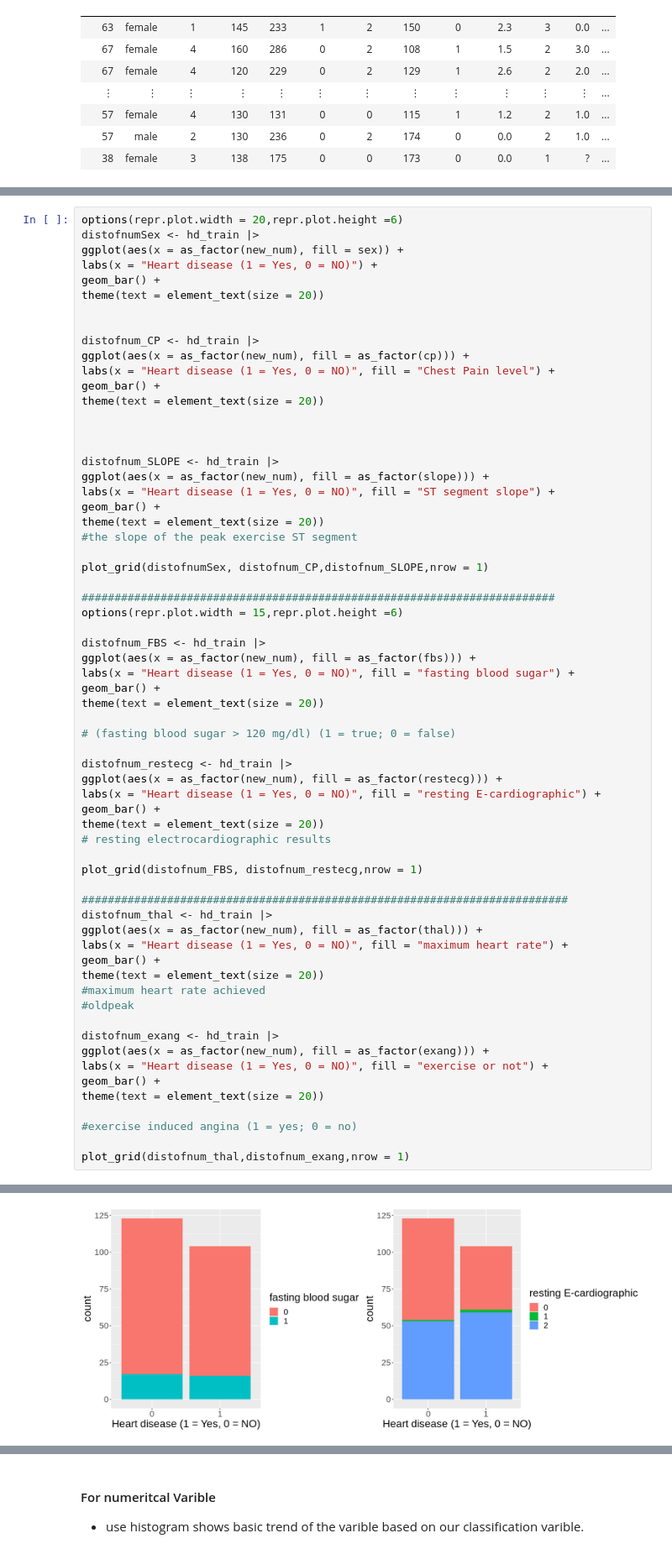
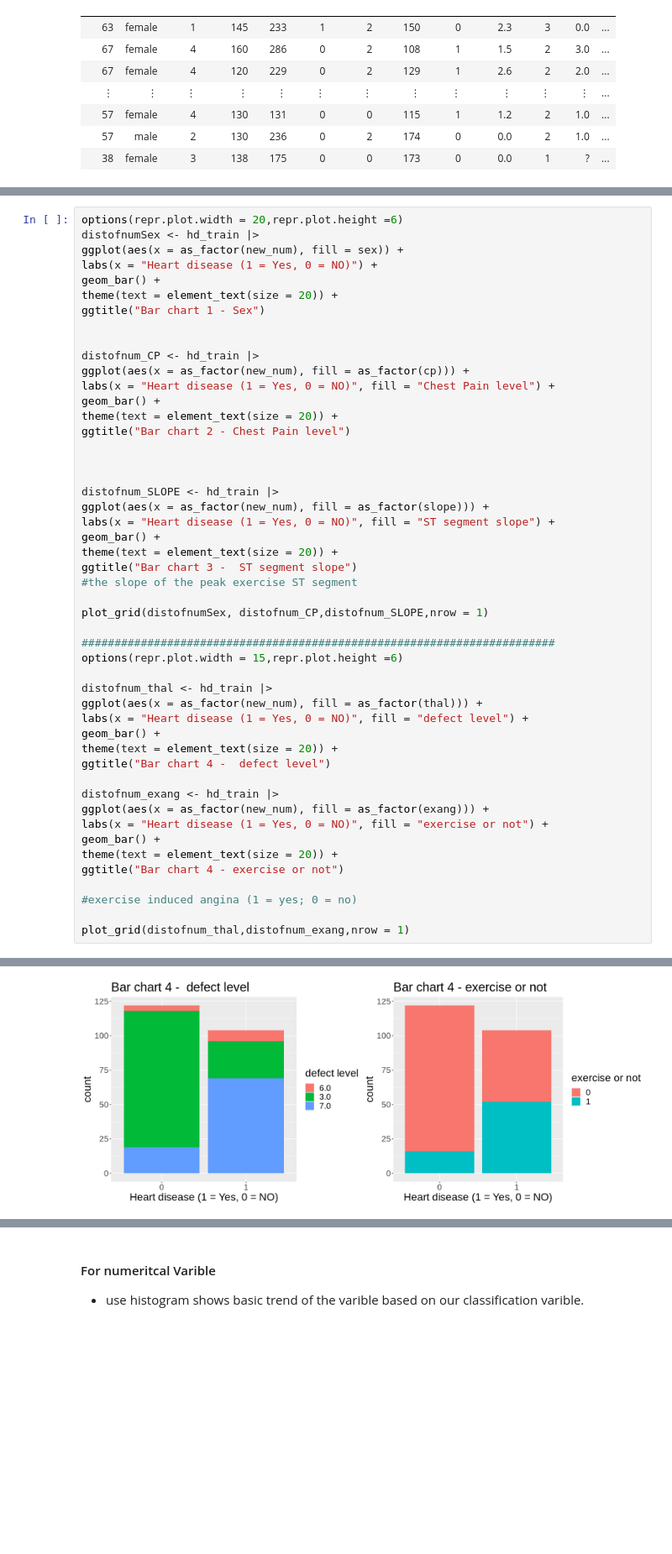
Before and after one commit to sherrii-Xia/DSCI_100_WT2, a Jupyter notebook: project/group_proposal.ipynb, the cells around one changed output, grey strips where cells are left out. Shown: that part at 84% size. Drawn from its saved outputs; the diff is of its cells as text; blank space fills up the shorter version.

Commit message:
Remove not useful graph

```diff
--- a/project/group_proposal.ipynb
+++ b/project/group_proposal.ipynb
@@ -195,14 +239,16 @@ distofnumSex <- hd_train |>
 ggplot(aes(x = as_factor(new_num), fill = sex)) +
 labs(x = "Heart disease (1 = Yes, 0 = NO)") +
 geom_bar() +
-theme(text = element_text(size = 20))
+theme(text = element_text(size = 20)) +
+ggtitle("Bar chart 1 - Sex")
 
 
 distofnum_CP <- hd_train |>
 ggplot(aes(x = as_factor(new_num), fill = as_factor(cp))) +
 labs(x = "Heart disease (1 = Yes, 0 = NO)", fill = "Chest Pain level") +
 geom_bar() +
-theme(text = element_text(size = 20))
+theme(text = element_text(size = 20)) +
+ggtitle("Bar chart 2 - Chest Pain level")
 
 
 
@@ -210,7 +256,8 @@ distofnum_SLOPE <- hd_train |>
 ggplot(aes(x = as_factor(new_num), fill = as_factor(slope))) +
 labs(x = "Heart disease (1 = Yes, 0 = NO)", fill = "ST segment slope") +
 geom_bar() +
-theme(text = element_text(size = 20))
+theme(text = element_text(size = 20)) +
+ggtitle("Bar chart 3 -  ST segment slope")
 #the slope of the peak exercise ST segment
 
 plot_grid(distofnumSex, distofnum_CP,distofnum_SLOPE,nrow = 1)
@@ -218,37 +265,19 @@ plot_grid(distofnumSex, distofnum_CP,distofnum_SLOPE,nrow = 1)
 ########################################################################
 options(repr.plot.width = 15,repr.plot.height =6)
 
-distofnum_FBS <- hd_train |>
-ggplot(aes(x = as_factor(new_num), fill = as_factor(fbs))) +
-labs(x = "Heart disease (1 = Yes, 0 = NO)", fill = "fasting blood sugar") +
-geom_bar() +
-theme(text = element_text(size = 20))
-
-# (fasting blood sugar > 120 mg/dl) (1 = true; 0 = false)
-
-distofnum_restecg <- hd_train |>
-ggplot(aes(x = as_factor(new_num), fill = as_factor(restecg))) +
-labs(x = "Heart disease (1 = Yes, 0 = NO)", fill = "resting E-cardiographic") +
-geom_bar() +
-theme(text = element_text(size = 20))
-# resting electrocardiographic results
-
-plot_grid(distofnum_FBS, distofnum_restecg,nrow = 1)
-
-##########################################################################
 distofnum_thal <- hd_train |>
 ggplot(aes(x = as_factor(new_num), fill = as_factor(thal))) +
-labs(x = "Heart disease (1 = Yes, 0 = NO)", fill = "maximum heart rate") +
+labs(x = "Heart disease (1 = Yes, 0 = NO)", fill = "defect level") +
 geom_bar() +
-theme(text = element_text(size = 20))
-#maximum heart rate achieved
-#oldpeak
+theme(text = element_text(size = 20)) +
+ggtitle("Bar chart 4 -  defect level")
 
 distofnum_exang <- hd_train |>
 ggplot(aes(x = as_factor(new_num), fill = as_factor(exang))) +
 labs(x = "Heart disease (1 = Yes, 0 = NO)", fill = "exercise or not") +
 geom_bar() +
-theme(text = element_text(size = 20))
+theme(text = element_text(size = 20)) +
+ggtitle("Bar chart 4 - exercise or not")
 
 #exercise induced angina (1 = yes; 0 = no)
 
@@ -258 +287 @@ plot_grid(distofnum_thal,distofnum_exang,nrow = 1)
-[figure, old version]
+[figure, new version]
```
Also changed, not shown: parts of 23 cells of this notebook.
